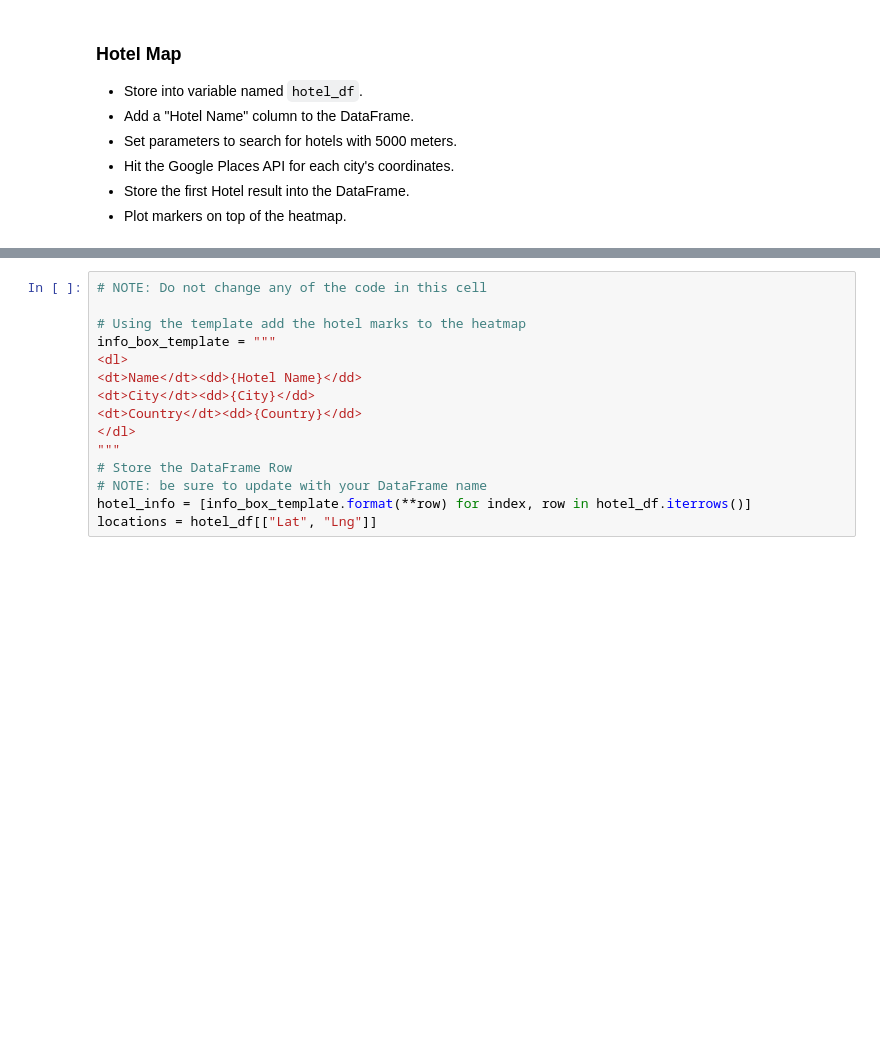
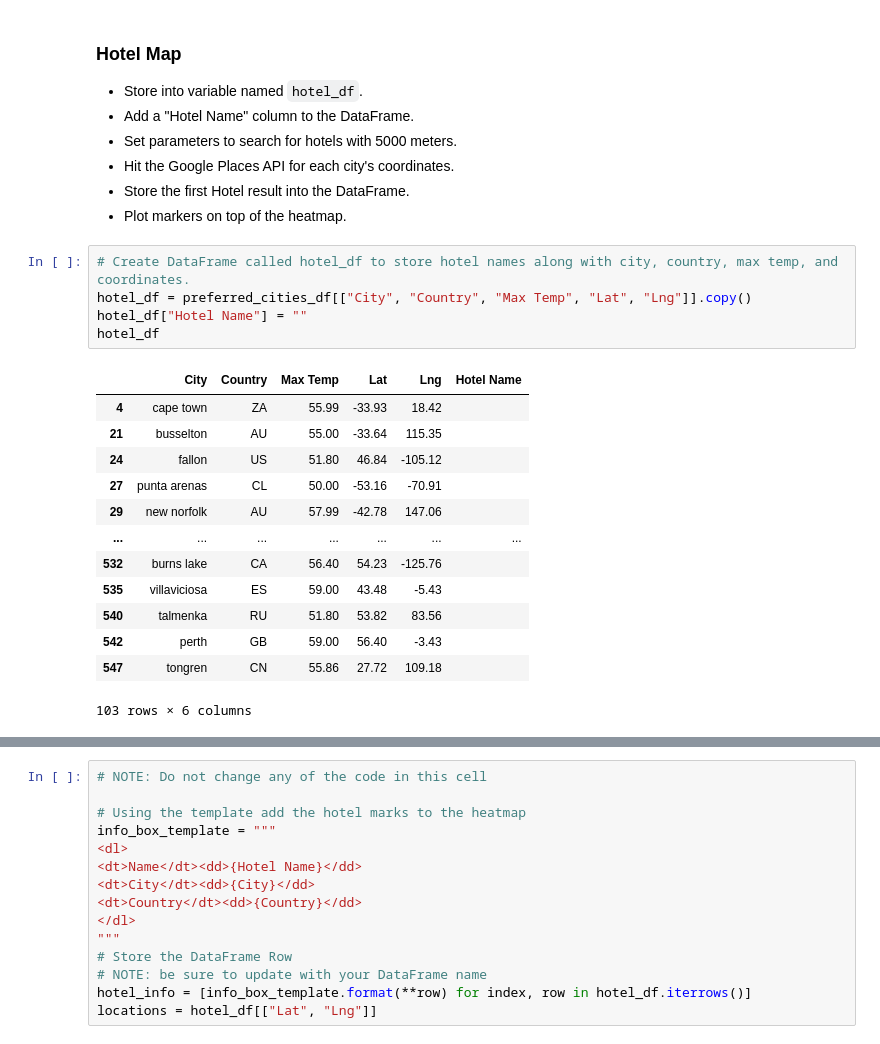
Before and after one commit to AsfiaKhatoon/Python-api-challenge, a Jupyter notebook: VacationPy/VacationPy.ipynb, the cells around one changed output, grey strips where cells are left out. Saved outputs shown, nothing was run; the diff lists cells and outputs as text; blank space fills up the shorter version.

```diff
--- a/VacationPy/VacationPy.ipynb
+++ b/VacationPy/VacationPy.ipynb
@@ -48,3 +175,22 @@ SyntaxError: invalid syntax (Temp/ipykernel_16760/2070983529.py, line 5)
 * Hit the Google Places API for each city's coordinates.
 * Store the first Hotel result into the DataFrame.
 * Plot markers on top of the heatmap.
+# %%
+# Create DataFrame called hotel_df to store hotel names along with city, country, max temp, and coordinates.
+hotel_df = preferred_cities_df[["City", "Country", "Max Temp", "Lat", "Lng"]].copy()
+hotel_df["Hotel Name"] = ""
+hotel_df
+# %% [output]
+|  | City | Country | Max Temp | Lat | Lng | Hotel Name |
+| 4 | cape town | ZA | 55.99 | -33.93 | 18.42 |  |
+| 21 | busselton | AU | 55.00 | -33.64 | 115.35 |  |
+| 24 | fallon | US | 51.80 | 46.84 | -105.12 |  |
+| 27 | punta arenas | CL | 50.00 | -53.16 | -70.91 |  |
+| 29 | new norfolk | AU | 57.99 | -42.78 | 147.06 |  |
+| ... | ... | ... | ... | ... | ... | ... |
+| 532 | burns lake | CA | 56.40 | 54.23 | -125.76 |  |
+| 535 | villaviciosa | ES | 59.00 | 43.48 | -5.43 |  |
+| 540 | talmenka | RU | 51.80 | 53.82 | 83.56 |  |
+| 542 | perth | GB | 59.00 | 56.40 | -3.43 |  |
+| 547 | tongren | CN | 55.86 | 27.72 | 109.18 |  |
+103 rows × 6 columns
```
Also changed, not shown: parts of 20 cells of this notebook, 2 other files.
